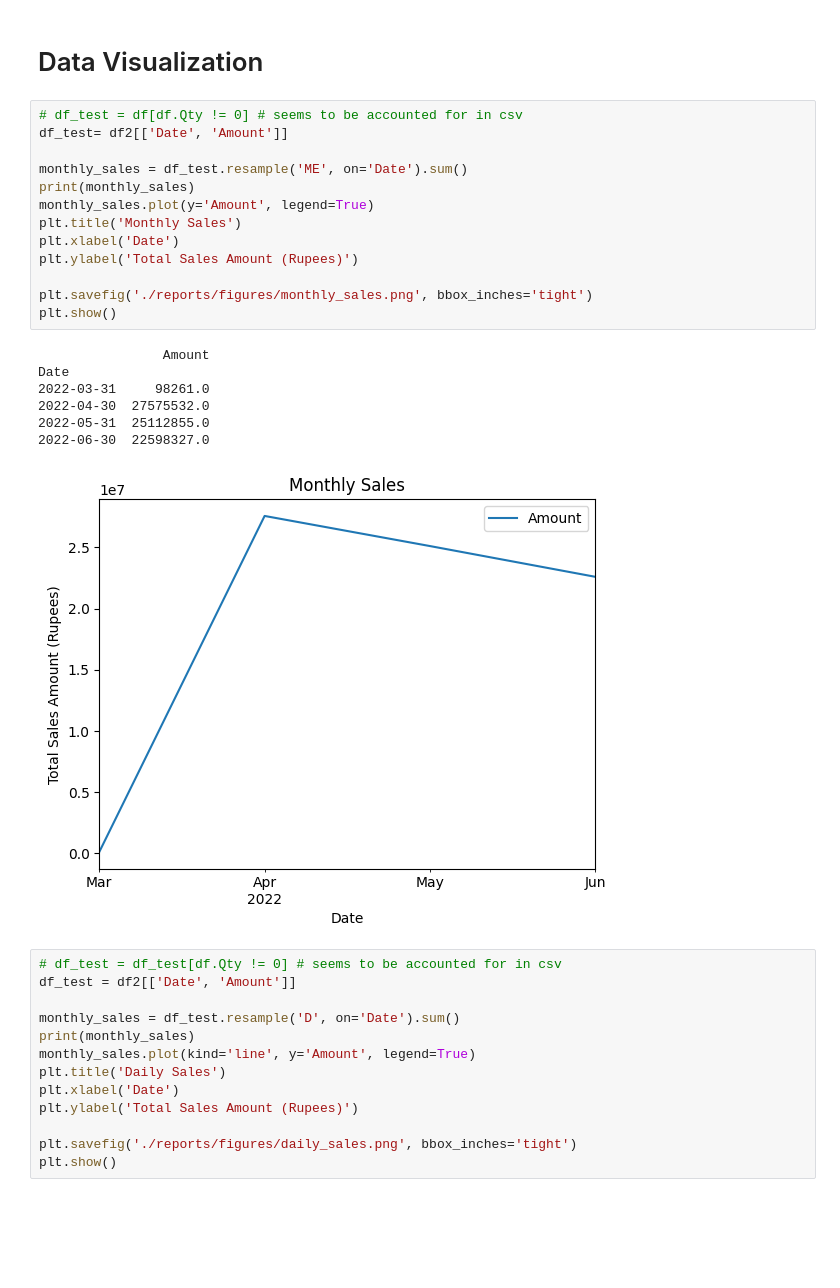
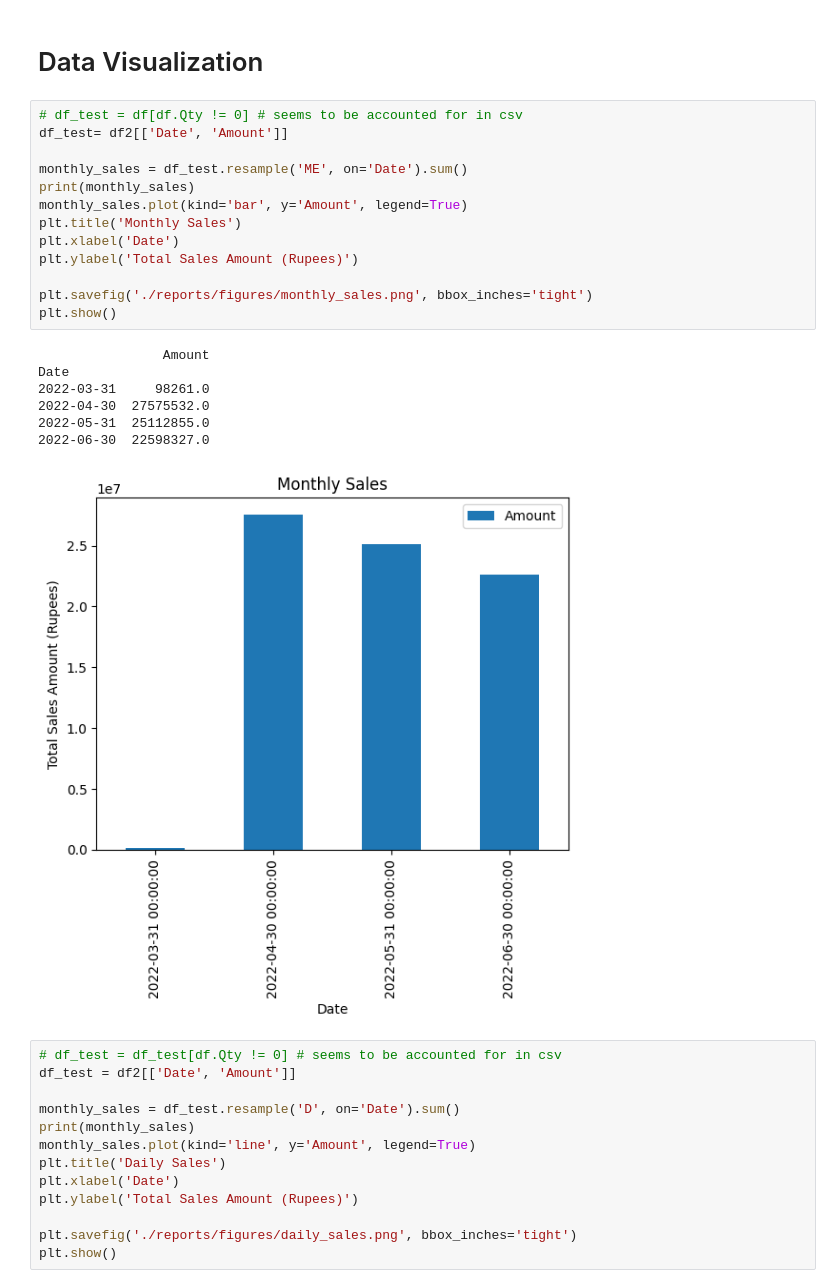
Before and after one commit to khangwen/data-analysis-project, a Jupyter notebook: notebooks/sales_analysis.ipynb, the cells around one changed output. Saved outputs shown, nothing was run; the diff lists cells and outputs as text; blank space fills up the shorter version.

Commit message:
update graph to bar

```diff
--- a/notebooks/sales_analysis.ipynb
+++ b/notebooks/sales_analysis.ipynb
@@ -119,24 +119,24 @@ msno.bar(df2)
 # %%
 # df_test = df[df.Qty != 0] # seems to be accounted for in csv
 df_test= df2[['Date', 'Amount']]
 
 monthly_sales = df_test.resample('ME', on='Date').sum()
 print(monthly_sales)
-monthly_sales.plot(y='Amount', legend=True)
+monthly_sales.plot(kind='bar', y='Amount', legend=True)
 plt.title('Monthly Sales')
 plt.xlabel('Date')
 plt.ylabel('Total Sales Amount (Rupees)')
 
 plt.savefig('./reports/figures/monthly_sales.png', bbox_inches='tight')
 plt.show()
 # %% [output]
                 Amount
 Date
 2022-03-31     98261.0
 2022-04-30  27575532.0
 2022-05-31  25112855.0
 2022-06-30  22598327.0
-[figure, old version]
+[figure, new version]
 # %%
 # df_test = df_test[df.Qty != 0] # seems to be accounted for in csv
 df_test = df2[['Date', 'Amount']]
```
Also changed, not shown: 1 other file.
